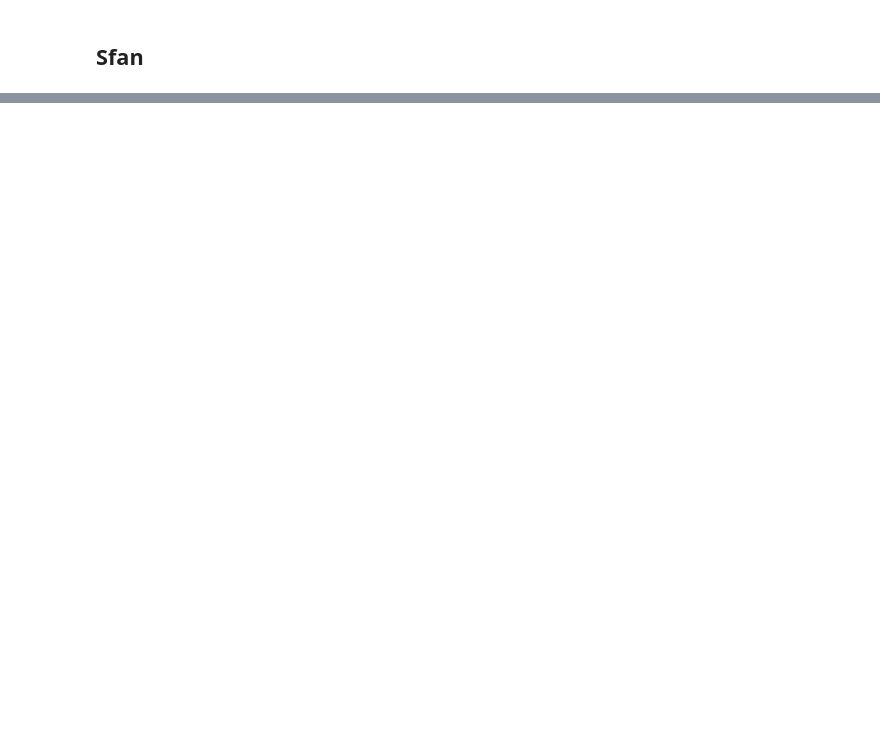
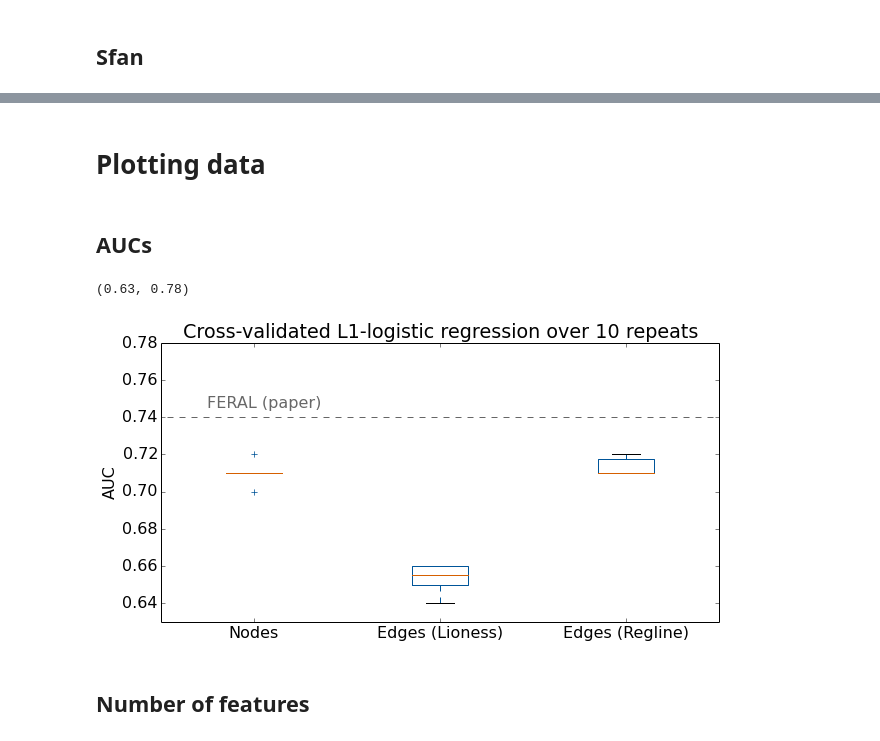
Before and after one commit to chagaz/SamSpecCoEN, a Jupyter notebook: Network classification.ipynb, the cells around one changed output, grey strips where cells are left out. Cells and saved outputs as stored; diff of their text form; code cells hidden in the pictures; blank space fills up the shorter version.

Commit message:
Create plots to report results

```diff
--- a/Network classification.ipynb
+++ b/Network classification.ipynb
@@ -661,0 +576,4 @@ print "AUC:", skm.roc_auc_score(icv.Yte, yte_pred[:, ix])
+# %% [markdown]
+# Plotting data
+# %% [markdown]
+## AUCs
@@ -661,0 +613,30 @@ print "AUC:", skm.roc_auc_score(icv.Yte, yte_pred[:, ix])
+# %%
+plt.rcParams.update({'font.size': 16})
+
+auc_data = np.array([aucs_dict['nodes_l1logreg'],
+                     aucs_dict['lioness_l1logreg'],
+                     aucs_dict['regline_l1logreg']])
+auc_data = np.transpose(auc_data)
+
+plt.figure(figsize=(10, 5))
+
+bp = plt.boxplot(auc_data)
+plt.setp(bp['boxes'], color=blue_color)
+plt.setp(bp['whiskers'], color=blue_color)
+plt.setp(bp['fliers'], color=blue_color)
+plt.setp(bp['medians'], color=orange_color)
+
+plt.plot(range(5), [0.74 for x in range(5)],
+         ls='--', color='#666666')
+plt.text(0.75, 0.745, 'FERAL (paper)', color='#666666')
+
+plt.title('Cross-validated L1-logistic regression over %d repeats' % num_repeats)
+plt.ylabel('AUC')
+labels = ('Nodes', 'Edges (Lioness)', 'Edges (Regline)')
+plt.xticks(range(1, 4), labels)#, rotation=35)
+plt.ylim(0.63, 0.78)
+# %% [output]
+(0.63, 0.78)
+[figure, added]
+# %% [markdown]
+## Number of features
```
Also changed, not shown: parts of 49 cells of this notebook.
